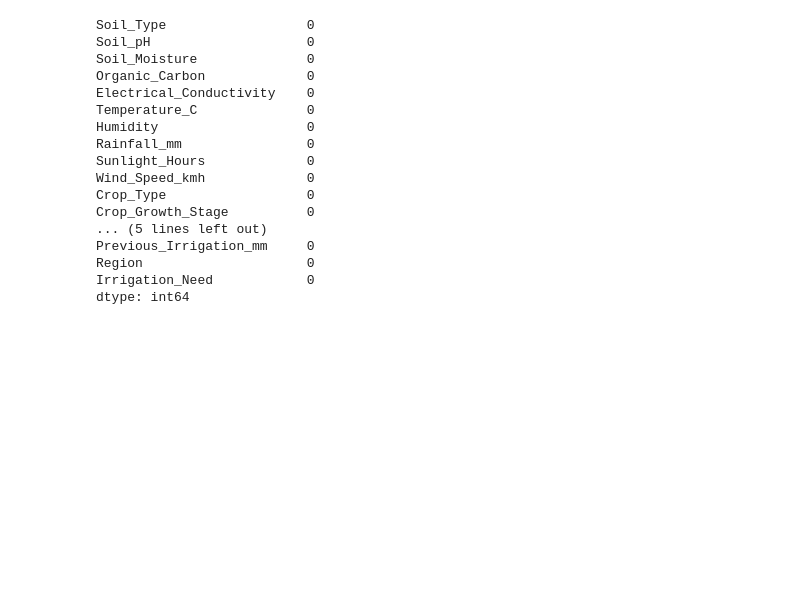
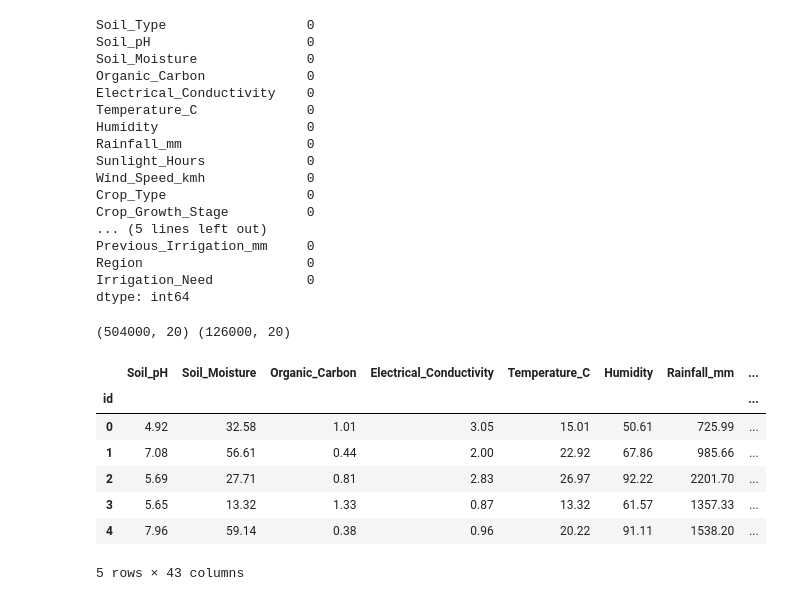
Before and after one commit to Ryqn0/Predicting_Irrigation_Need_S6E4, a Jupyter notebook: notebooks/01_eda.ipynb, the cells around one changed output. Cells and saved outputs as stored; diff of their text form; code cells hidden in the pictures; blank space fills up the shorter version.

```diff
--- a/notebooks/01_eda.ipynb
+++ b/notebooks/01_eda.ipynb
@@ -166,3 +166,34 @@ Previous_Irrigation_mm     0
 Region                     0
 Irrigation_Need            0
 dtype: int64
+# %%
+from sklearn.model_selection import train_test_split
+
+train_data, val_data = train_test_split(train, test_size=0.2, random_state=42, stratify=train['Irrigation_Need'])
+print(train_data.shape, val_data.shape)
+# %% [output]
+(504000, 20) (126000, 20)
+# %%
+import sys
+from pathlib import Path
+
+project_root = Path.cwd().parent  # notebook is in /notebooks, project root is one level up
+if str(project_root) not in sys.path:
+    sys.path.insert(0, str(project_root))
+
+from src.features.build import build_features
+
+y_train = train['Irrigation_Need'].map({'Low': 0, 'Medium': 1, 'High': 2})
+y_test = val_data['Irrigation_Need'].map({'Low': 0, 'Medium': 1, 'High': 2})
+X_train, X_test = build_features(train, val_data, y_train)
+# %%
+X_train.head()
+# %% [output]
+|  | Soil_pH | Soil_Moisture | Organic_Carbon | Electrical_Conductivity | Temperature_C | Humidity | Rainfall_mm | ... |
+| id |  |  |  |  |  |  |  | ... |
+| 0 | 4.92 | 32.58 | 1.01 | 3.05 | 15.01 | 50.61 | 725.99 | ... |
+| 1 | 7.08 | 56.61 | 0.44 | 2.00 | 22.92 | 67.86 | 985.66 | ... |
+| 2 | 5.69 | 27.71 | 0.81 | 2.83 | 26.97 | 92.22 | 2201.70 | ... |
+| 3 | 5.65 | 13.32 | 1.33 | 0.87 | 13.32 | 61.57 | 1357.33 | ... |
+| 4 | 7.96 | 59.14 | 0.38 | 0.96 | 20.22 | 91.11 | 1538.20 | ... |
+5 rows × 43 columns
```
Also changed, not shown: parts of 21 cells of this notebook, 2 other files.
